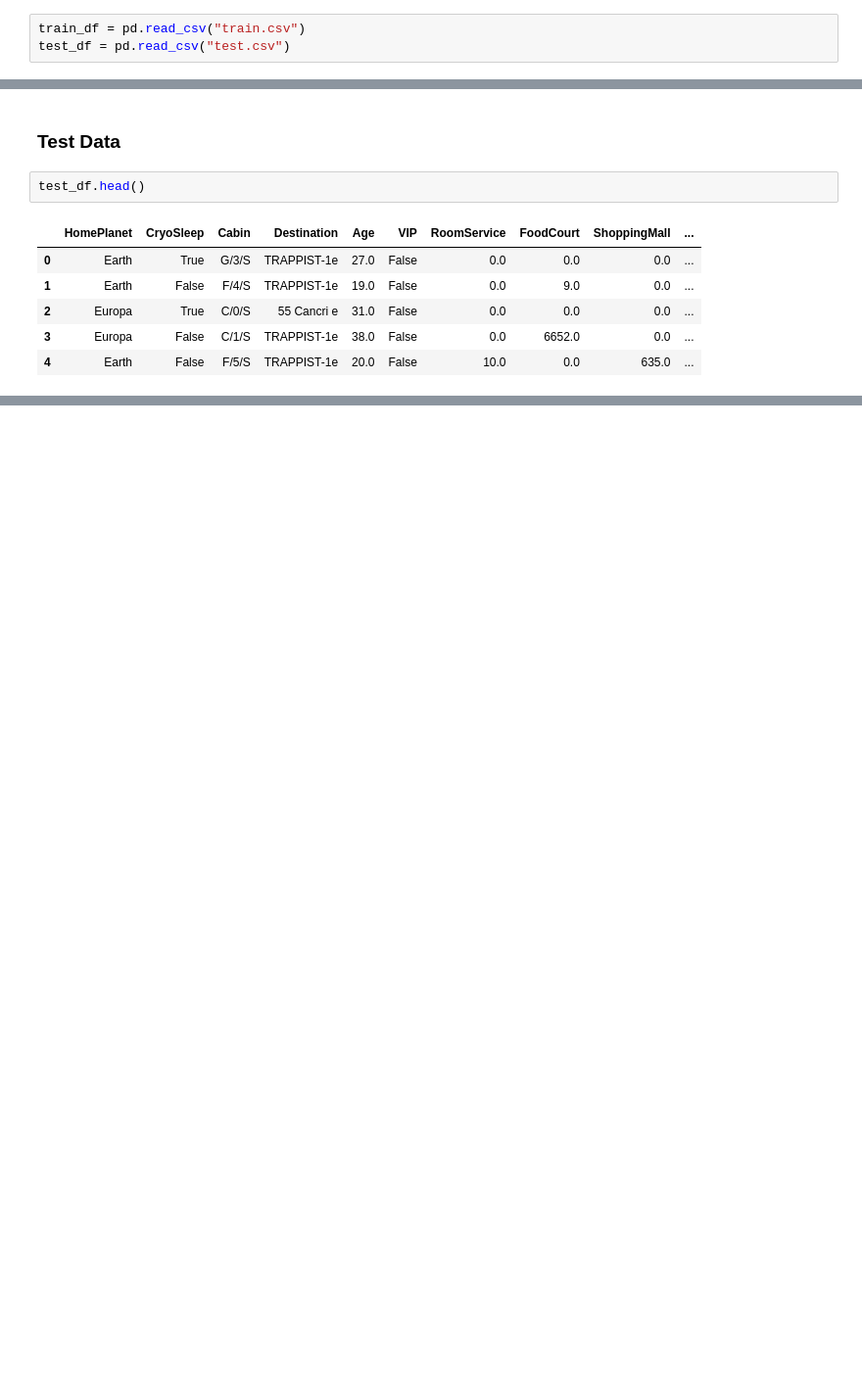
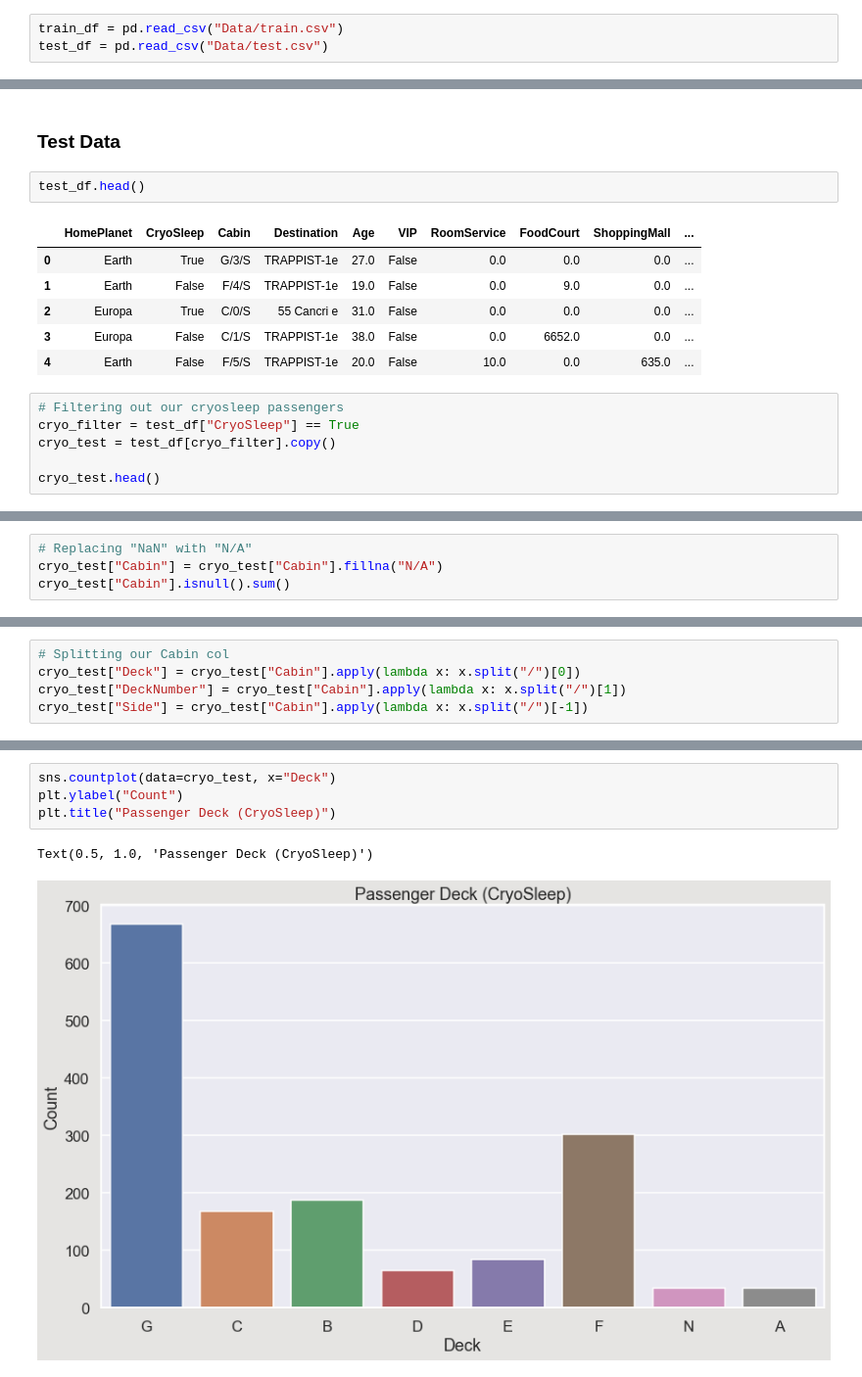
Before and after one commit to bustyAI/Interstellar-Disaster, a Jupyter notebook: spaceship_titanic.ipynb, the cells around one changed output, grey strips where cells are left out. Shown: that part at 98% size. Drawn from its saved outputs; the diff is of its cells as text; blank space fills up the shorter version.

```diff
--- a/spaceship_titanic.ipynb
+++ b/spaceship_titanic.ipynb
@@ -9,8 +10,8 @@ sns.set(rc={"figure.figsize": (14, 8)}, context="talk", style="darkgrid")
 # %% [markdown]
 # Importing data
 # %%
-train_df = pd.read_csv("train.csv")
-test_df = pd.read_csv("test.csv")
+train_df = pd.read_csv("Data/train.csv")
+test_df = pd.read_csv("Data/test.csv")
 # %%
 train_df.head()
 # %% [output]
@@ -454,3 +455,9 @@ test_df.head()
 | 2 | Europa | True | C/0/S | 55 Cancri e | 31.0 | False | 0.0 | 0.0 | 0.0 | ... |
 | 3 | Europa | False | C/1/S | TRAPPIST-1e | 38.0 | False | 0.0 | 6652.0 | 0.0 | ... |
 | 4 | Earth | False | F/5/S | TRAPPIST-1e | 20.0 | False | 10.0 | 0.0 | 635.0 | ... |
+# %%
+# Filtering out our cryosleep passengers
+cryo_filter = test_df["CryoSleep"] == True
+cryo_test = test_df[cryo_filter].copy()
+
+cryo_test.head()
@@ -456,0 +471,4 @@ test_df.head()
+# %%
+# Replacing "NaN" with "N/A"
+cryo_test["Cabin"] = cryo_test["Cabin"].fillna("N/A")
+cryo_test["Cabin"].isnull().sum()
@@ -456,0 +477,5 @@ test_df.head()
+# %%
+# Splitting our Cabin col
+cryo_test["Deck"] = cryo_test["Cabin"].apply(lambda x: x.split("/")[0])
+cryo_test["DeckNumber"] = cryo_test["Cabin"].apply(lambda x: x.split("/")[1])
+cryo_test["Side"] = cryo_test["Cabin"].apply(lambda x: x.split("/")[-1])
@@ -456,0 +491,7 @@ test_df.head()
+# %%
+sns.countplot(data=cryo_test, x="Deck")
+plt.ylabel("Count")
+plt.title("Passenger Deck (CryoSleep)")
+# %% [output]
+Text(0.5, 1.0, 'Passenger Deck (CryoSleep)')
+[figure, added]
```
Also changed, not shown: parts of 13 cells of this notebook, 2 other files.
